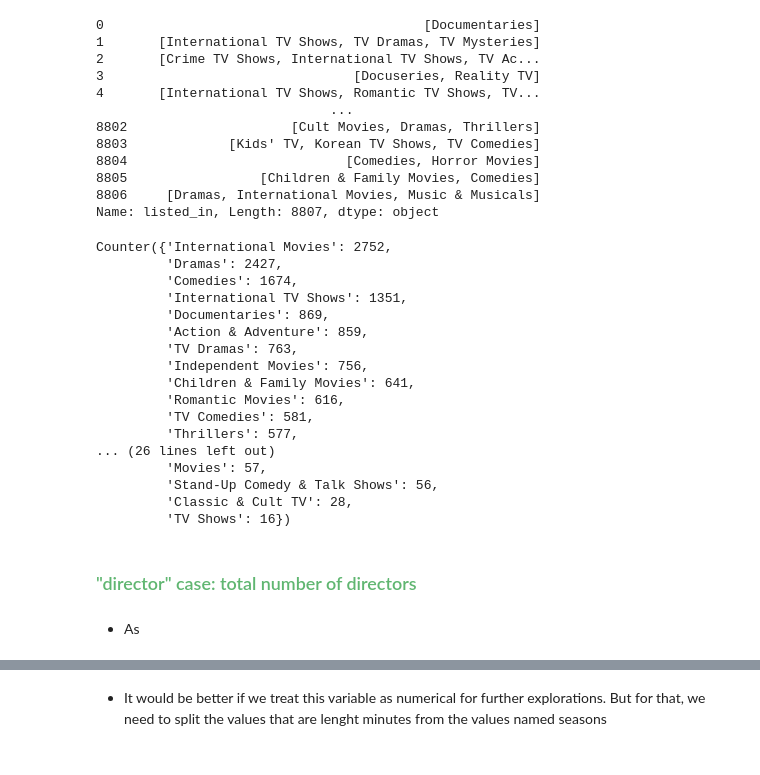
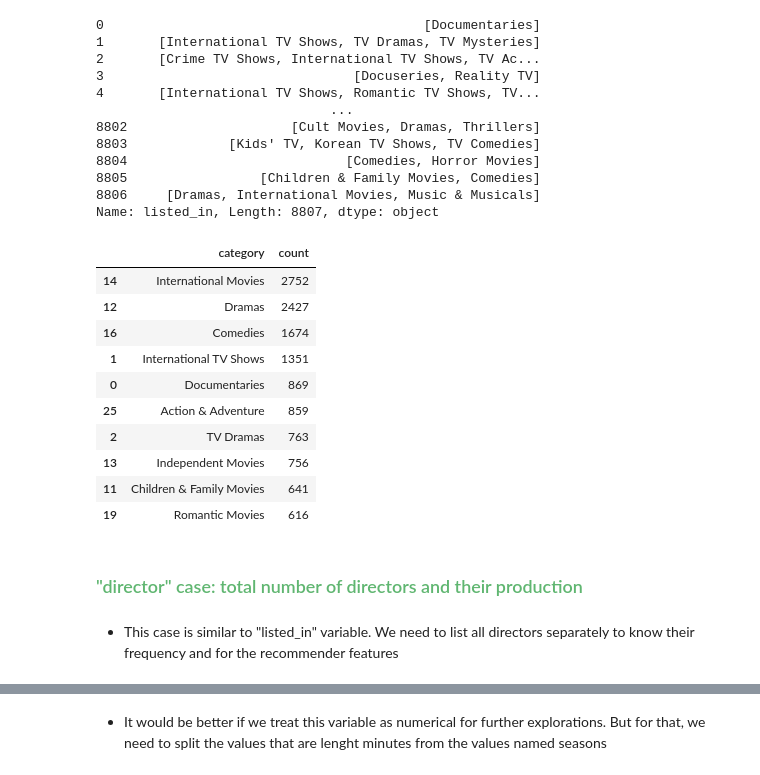
Before and after one commit to TonioDominguez/Netflix_mood_recommender, a Jupyter notebook: Prepro_netflix_rec.ipynb, the cells around one changed output, grey strips where cells are left out. Cells and saved outputs as stored; diff of their text form; code cells hidden in the pictures.

```diff
--- a/Prepro_netflix_rec.ipynb
+++ b/Prepro_netflix_rec.ipynb
@@ -231,30 +233,29 @@ for cat_list in categories:
 # Let's find the categories frequency
 
 all_cat_count = Counter(all_cat)
-all_cat_count
-# %% [output]
-Counter({'International Movies': 2752,
-         'Dramas': 2427,
-         'Comedies': 1674,
-         'International TV Shows': 1351,
-         'Documentaries': 869,
-         'Action & Adventure': 859,
-         'TV Dramas': 763,
-         'Independent Movies': 756,
-         'Children & Family Movies': 641,
-         'Romantic Movies': 616,
-         'TV Comedies': 581,
-         'Thrillers': 577,
-... (26 lines left out)
-         'Movies': 57,
-         'Stand-Up Comedy & Talk Shows': 56,
-         'Classic & Cult TV': 28,
-         'TV Shows': 16})
+# %%
+df_all_cat = pd.DataFrame(list(all_cat_count.items()), columns=["category","count"])
+# %%
+df_all_cat = df_all_cat.sort_values(by="count", ascending=False)
+# %%
+df_all_cat.head(10)
+# %% [output]
+|  | category | count |
+| 14 | International Movies | 2752 |
+| 12 | Dramas | 2427 |
+| 16 | Comedies | 1674 |
+| 1 | International TV Shows | 1351 |
+| 0 | Documentaries | 869 |
+| 25 | Action & Adventure | 859 |
+| 2 | TV Dramas | 763 |
+| 13 | Independent Movies | 756 |
+| 11 | Children & Family Movies | 641 |
+| 19 | Romantic Movies | 616 |
 # %%
 # From these categories, we will also obtain a set with the names. We will use it later
 
 all_cat_set = set(all_cat)
 # %% [markdown]
-<h3 style="color: #60b671;">"director" case: total number of directors </h3>
+<h3 style="color: #60b671;">"director" case: total number of directors and their production</h3>
 # %% [markdown]
-- As
+- This case is similar to "listed_in" variable. We need to list all directors separately to know their frequency and for the recommender features
```
Also changed, not shown: parts of 39 cells of this notebook.
